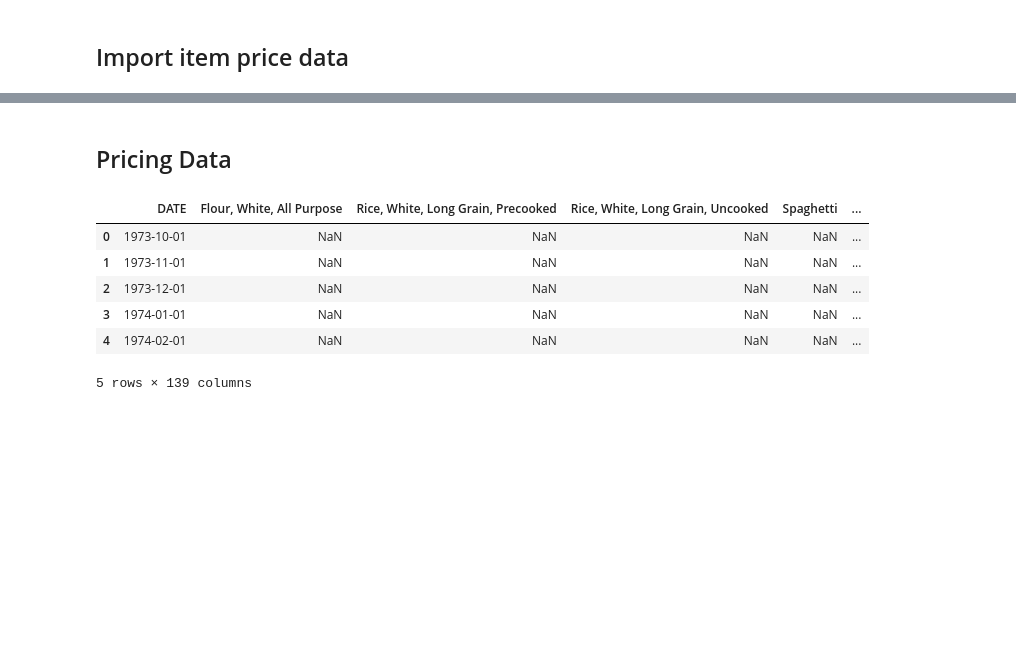
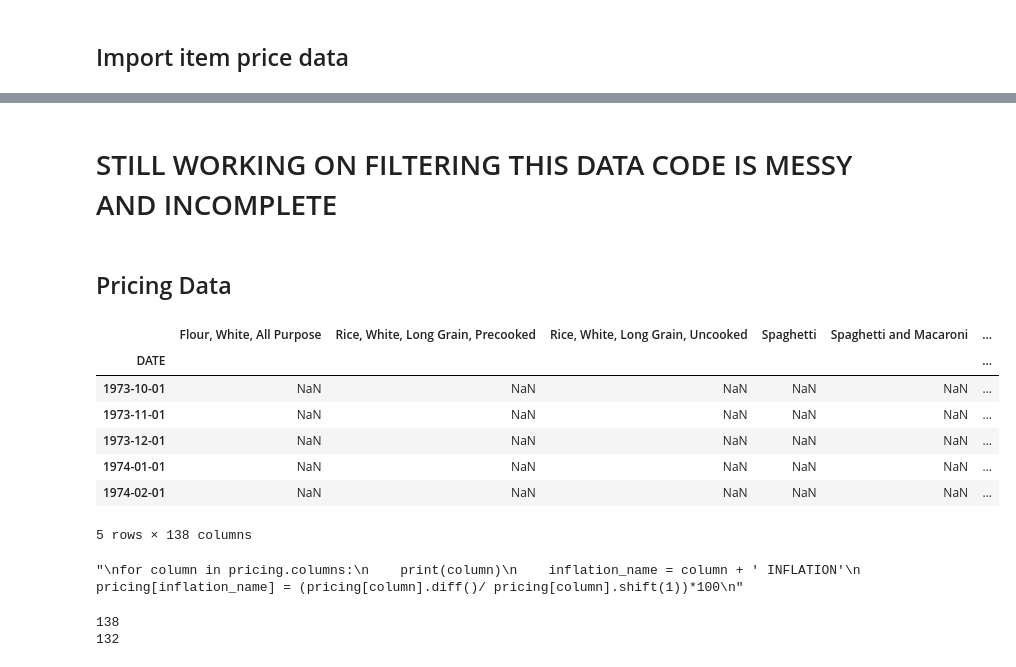
Before and after one commit to Bkeith3248/MGT6203Project, a Jupyter notebook: ProjectNotebook.ipynb, the cells around one changed output, grey strips where cells are left out. Cells and saved outputs as stored; diff of their text form; code cells hidden in the pictures; blank space fills up the shorter version.

Commit message:
began investigating and trying to narrow down the item pricing data

```diff
--- a/ProjectNotebook.ipynb
+++ b/ProjectNotebook.ipynb
@@ -325,26 +320,45 @@ memory usage: 631.1+ KB
+# %% [markdown]
+<h1> STILL WORKING ON FILTERING THIS DATA CODE IS MESSY AND INCOMPLETE </h1>
 # %%
 pricing = pd.read_excel('IndividualPricingData.xls',engine='xlrd',sheet_name = 'Monthly')
 pricing['DATE'] = pricing['DATE'].dt.date
 rename_map = pd.read_excel('IndividualPricingData.xls',engine='xlrd',sheet_name = 'MatchedMap')
 
 for column in pricing.columns:
     if column == 'DATE':
         #skip column if it's the date column
         continue
     else:
         temp_real_col = rename_map['StripName2'][rename_map['SourceID'] == column].values[0]
         temp_real_col = temp_real_col.split(' (')
         #print(temp_real_col)
         pricing.rename(columns = {column: temp_real_col[0]},inplace = True)
 
+pricing.set_index('DATE',inplace = True)
+
 display(Markdown('<h2>Pricing Data</h2>'))
 display(pricing.head())
+'''
+for column in pricing.columns:
+    print(column)
+    inflation_name = column + ' INFLATION'
+    pricing[inflation_name] = (pricing[column].diff()/ pricing[column].shift(1))*100
+'''
 # %% [output]
 <h2>Pricing Data</h2>
-|  | DATE | Flour, White, All Purpose | Rice, White, Long Grain, Precooked | Rice, White, Long Grain, Uncooked | Spaghetti | ... |
-| 0 | 1973-10-01 | NaN | NaN | NaN | NaN | ... |
-| 1 | 1973-11-01 | NaN | NaN | NaN | NaN | ... |
-| 2 | 1973-12-01 | NaN | NaN | NaN | NaN | ... |
-| 3 | 1974-01-01 | NaN | NaN | NaN | NaN | ... |
-| 4 | 1974-02-01 | NaN | NaN | NaN | NaN | ... |
+|  | Flour, White, All Purpose | Rice, White, Long Grain, Precooked | Rice, White, Long Grain, Uncooked | Spaghetti | Spaghetti and Macaroni | ... |
+| DATE |  |  |  |  |  | ... |
+| 1973-10-01 | NaN | NaN | NaN | NaN | NaN | ... |
+| 1973-11-01 | NaN | NaN | NaN | NaN | NaN | ... |
+| 1973-12-01 | NaN | NaN | NaN | NaN | NaN | ... |
+| 1974-01-01 | NaN | NaN | NaN | NaN | NaN | ... |
+| 1974-02-01 | NaN | NaN | NaN | NaN | NaN | ... |
-5 rows × 139 columns
+5 rows × 138 columns
+"\nfor column in pricing.columns:\n    print(column)\n    inflation_name = column + ' INFLATION'\n    pricing[inflation_name] = (pricing[column].diff()/ pricing[column].shift(1))*100\n"
+# %%
+print(len(list(pricing.columns.values)))
+
+print(len(list(set(pricing.columns.values))))
+# %% [output]
+138
+132
```
Also changed, not shown: parts of 6 cells of this notebook.
